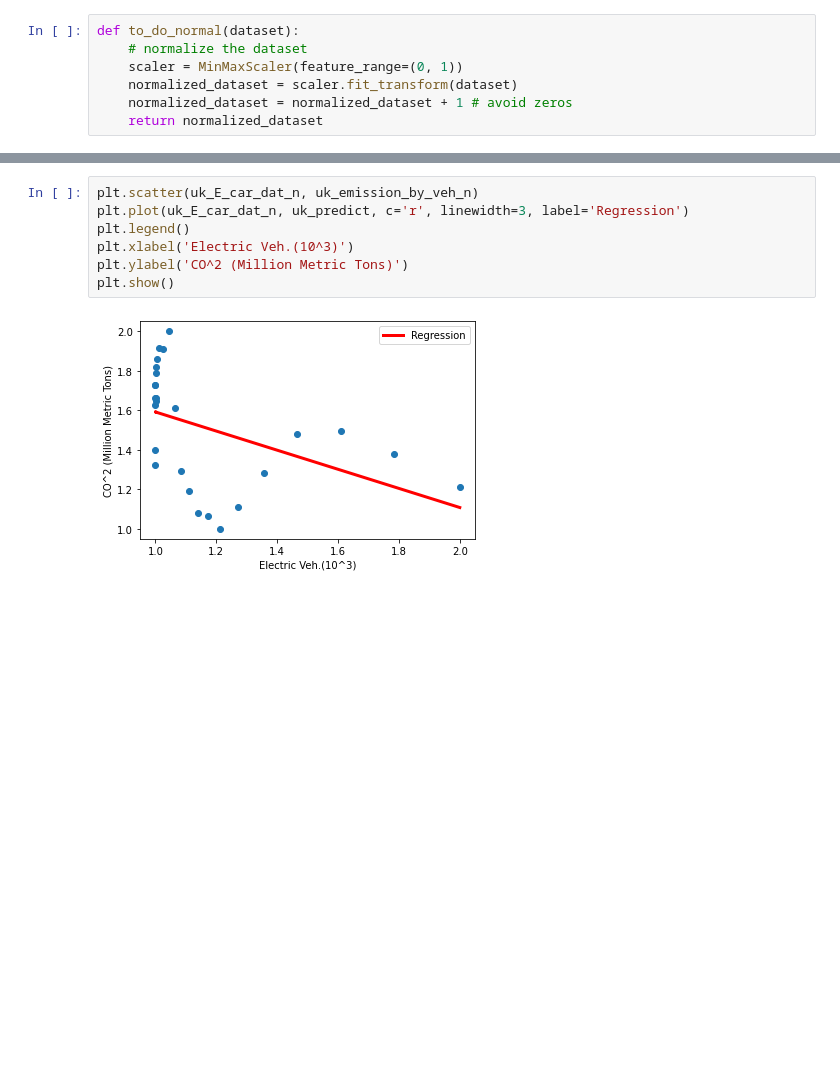
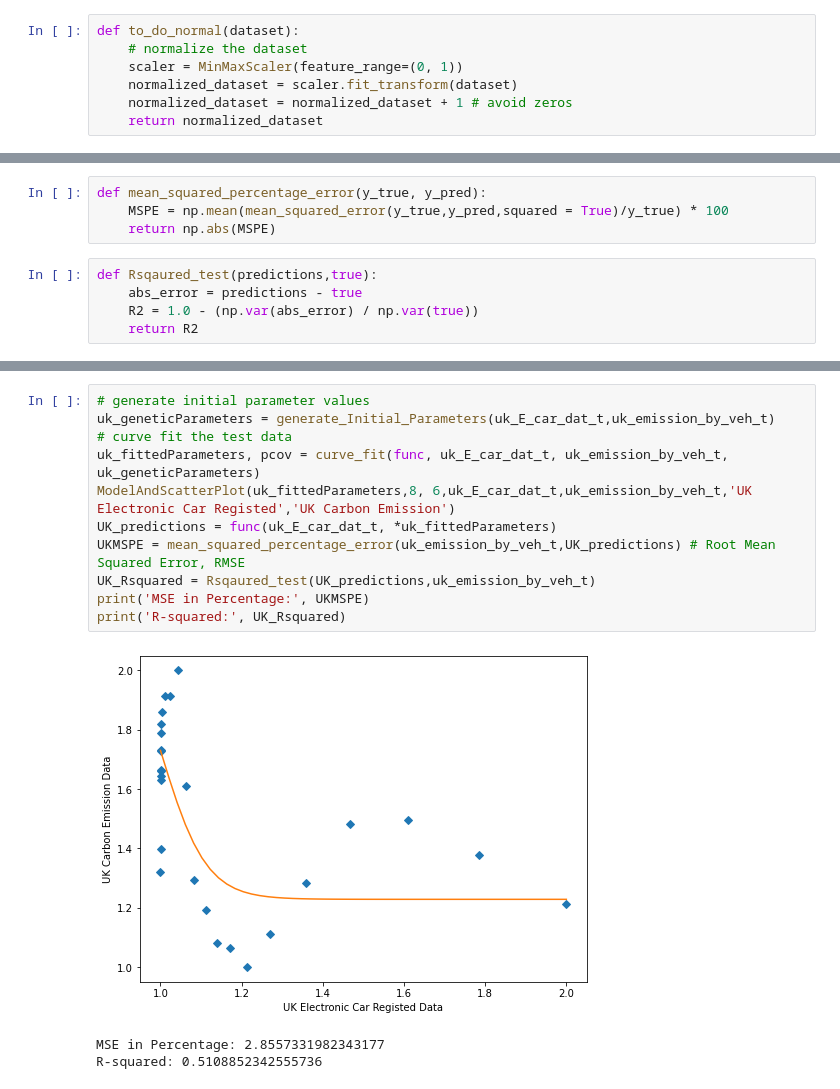
Before and after one commit to IsaacJohnEvans/EV_affect_on_emissions, a Jupyter notebook: Linear_regression_correlation_study_eric.ipynb, the cells around one changed output, grey strips where cells are left out. Saved outputs shown, nothing was run; the diff lists cells and outputs as text; blank space fills up the shorter version.

```diff
--- a/Linear_regression_correlation_study_eric.ipynb
+++ b/Linear_regression_correlation_study_eric.ipynb
@@ -129,0 +135,9 @@ def to_do_normal(dataset):
+# %%
+def mean_squared_percentage_error(y_true, y_pred):
+    MSPE = np.mean(mean_squared_error(y_true,y_pred,squared = True)/y_true) * 100
+    return np.abs(MSPE)
+# %%
+def Rsqaured_test(predictions,true):
+    abs_error = predictions - true
+    R2 = 1.0 - (np.var(abs_error) / np.var(true))
+    return R2
@@ -223,9 +237,15 @@ print(USR2)
-# %%
-plt.scatter(uk_E_car_dat_n, uk_emission_by_veh_n)
-plt.plot(uk_E_car_dat_n, uk_predict, c='r', linewidth=3, label='Regression')
-plt.legend()
-plt.xlabel('Electric Veh.(10^3)')
-plt.ylabel('CO^2 (Million Metric Tons)')
-plt.show()
-# %% [output]
-[figure, removed]
+# %%
+# generate initial parameter values
+uk_geneticParameters = generate_Initial_Parameters(uk_E_car_dat_t,uk_emission_by_veh_t)
+# curve fit the test data
+uk_fittedParameters, pcov = curve_fit(func, uk_E_car_dat_t, uk_emission_by_veh_t, uk_geneticParameters)
+ModelAndScatterPlot(uk_fittedParameters,8, 6,uk_E_car_dat_t,uk_emission_by_veh_t,'UK Electronic Car Registed','UK Carbon Emission')
+UK_predictions = func(uk_E_car_dat_t, *uk_fittedParameters)
+UKMSPE = mean_squared_percentage_error(uk_emission_by_veh_t,UK_predictions) # Root Mean Squared Error, RMSE
+UK_Rsquared = Rsqaured_test(UK_predictions,uk_emission_by_veh_t)
+print('MSE in Percentage:', UKMSPE)
+print('R-squared:', UK_Rsquared)
+# %% [output]
+[figure, added]
+MSE in Percentage: 2.8557331982343177
+R-squared: 0.5108852342555736
```
Also changed, not shown: parts of 9 cells of this notebook.
